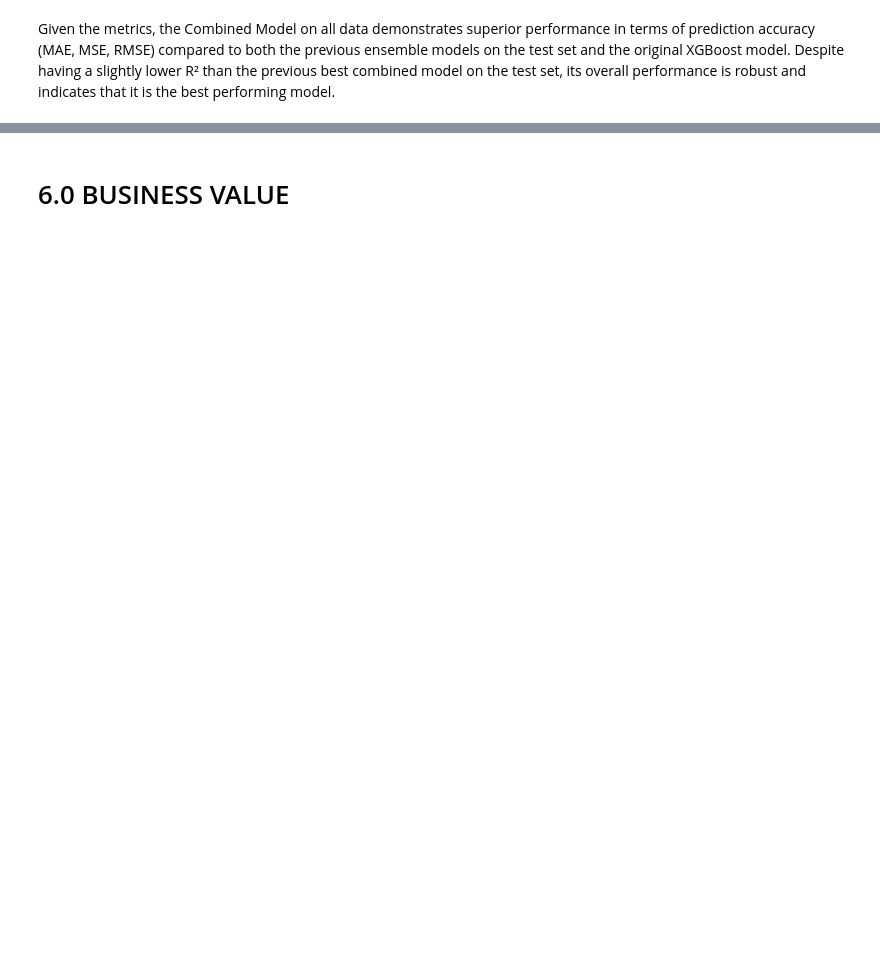
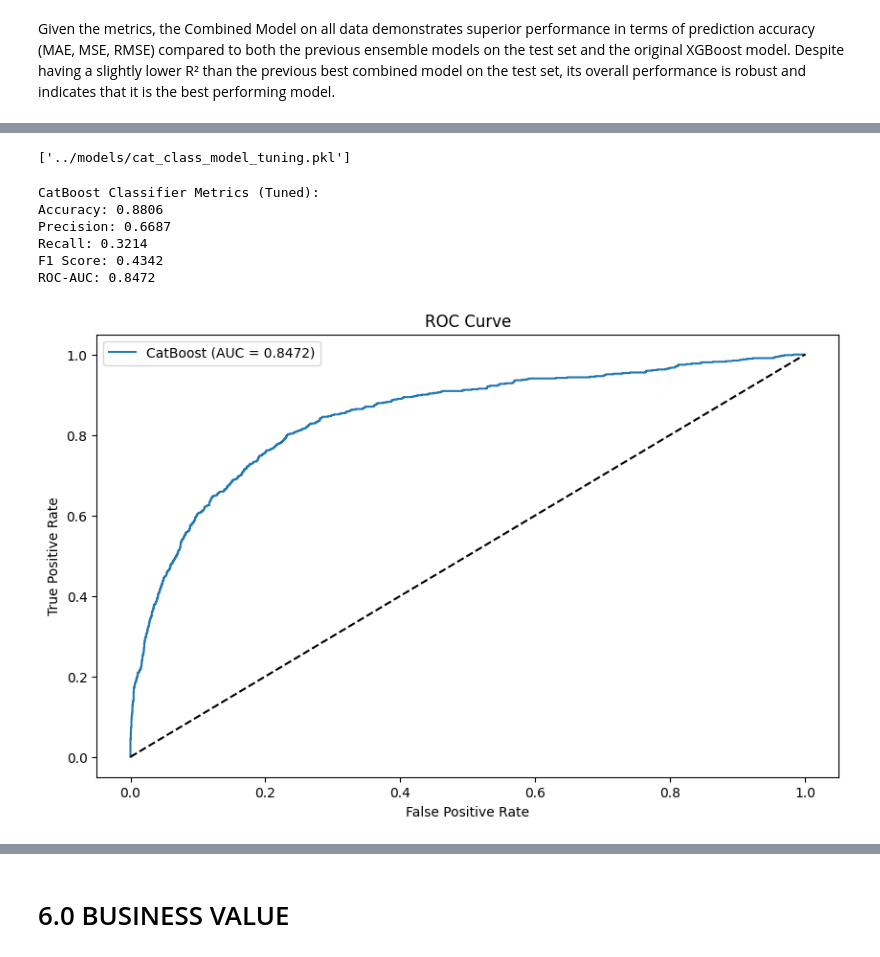
Before and after one commit to gregorywmorris/cdnow-customer-value, a Jupyter notebook: src/notebooks/customer_ltv.ipynb, the cells around one changed output, grey strips where cells are left out. Drawn from its saved outputs; the diff is of its cells as text; code cells hidden in the pictures; blank space fills up the shorter version.

Commit message:
updated models and re-run of business value

```diff
--- a/src/notebooks/customer_ltv.ipynb
+++ b/src/notebooks/customer_ltv.ipynb
@@ -1202,0 +1111,80 @@ predictions_df = pd.concat(
+# %%
+# Load data
+features_df = pd.read_pickle('../artifacts/features_df.pkl')
+X = features_df[['recency', 'frequency', 'price_sum', 'price_mean']]
+y_class = features_df['spend_90_flag']
+
+# Split data into training and testing sets
+X_train, X_test, y_train, y_test = train_test_split(X, y_class, test_size=0.2, random_state=42)
+# %%
+# Define the CatBoostClassifier with initial parameters
+cat_class_spec = CatBoostClassifier(
+    loss_function='Logloss',
+    random_seed=42,
+    verbose=0
+)
+
+# Define the hyperparameter grid for fine-tuning
+cat_class_param_grid = {
+    'learning_rate': [0.01, 0.05, 0.1, 0.2],
+    'depth': [4, 6, 8, 10],
+    'iterations': [100, 200, 300, 500],
+    'l2_leaf_reg': [1, 3, 5, 7, 9]
+}
+
+# Define the GridSearchCV object
+cat_class_grid_search = GridSearchCV(
+    estimator=cat_class_spec,
+    param_grid=cat_class_param_grid,
+    scoring='roc_auc',
+    refit=True,
+    cv=5,
+    n_jobs=-1
+)
+
+# Fit the GridSearchCV object to find the best parameters
+cat_class_grid_search.fit(X_train, y_train)
+best_cat_class_model = cat_class_grid_search.best_estimator_
+
+# Save the best CatBoostClassifier model
+joblib.dump(best_cat_class_model, '../models/cat_class_model_tuning.pkl')
+# %% [output]
+['../models/cat_class_model_tuning.pkl']
+# %%
+# Predict and evaluate CatBoost Classifier with best parameters
+catboost_y_pred = best_cat_class_model.predict(X_test)
+catboost_y_pred_proba = best_cat_class_model.predict_proba(X_test)[:, 1]
+catboost_accuracy = accuracy_score(y_test, catboost_y_pred)
+catboost_precision = precision_score(y_test, catboost_y_pred)
+catboost_recall = recall_score(y_test, catboost_y_pred)
+catboost_f1 = f1_score(y_test, catboost_y_pred)
+catboost_roc_auc = roc_auc_score(y_test, catboost_y_pred_proba)
+
+# Print evaluation metrics
+print("CatBoost Classifier Metrics (Tuned):")
+print(f"Accuracy: {catboost_accuracy:.4f}")
+print(f"Precision: {catboost_precision:.4f}")
+print(f"Recall: {catboost_recall:.4f}")
+print(f"F1 Score: {catboost_f1:.4f}")
+print(f"ROC-AUC: {catboost_roc_auc:.4f}")
+# %% [output]
+CatBoost Classifier Metrics (Tuned):
+Accuracy: 0.8806
+Precision: 0.6687
+Recall: 0.3214
+F1 Score: 0.4342
+ROC-AUC: 0.8472
+# %%
+# Plot ROC Curve
+fpr_catboost, tpr_catboost, _ = roc_curve(y_test, catboost_y_pred_proba)
+
+plt.figure(figsize=(10, 6))
+plt.plot(fpr_catboost, tpr_catboost, label=f'CatBoost (AUC = {catboost_roc_auc:.4f})')
+plt.plot([0, 1], [0, 1], 'k--')
+plt.xlabel('False Positive Rate')
+plt.ylabel('True Positive Rate')
+plt.title('ROC Curve')
+plt.legend(loc='best')
+plt.show()
+# %% [output]
+[figure, added]
```
Also changed, not shown: parts of 122 cells of this notebook, 21 other files.
